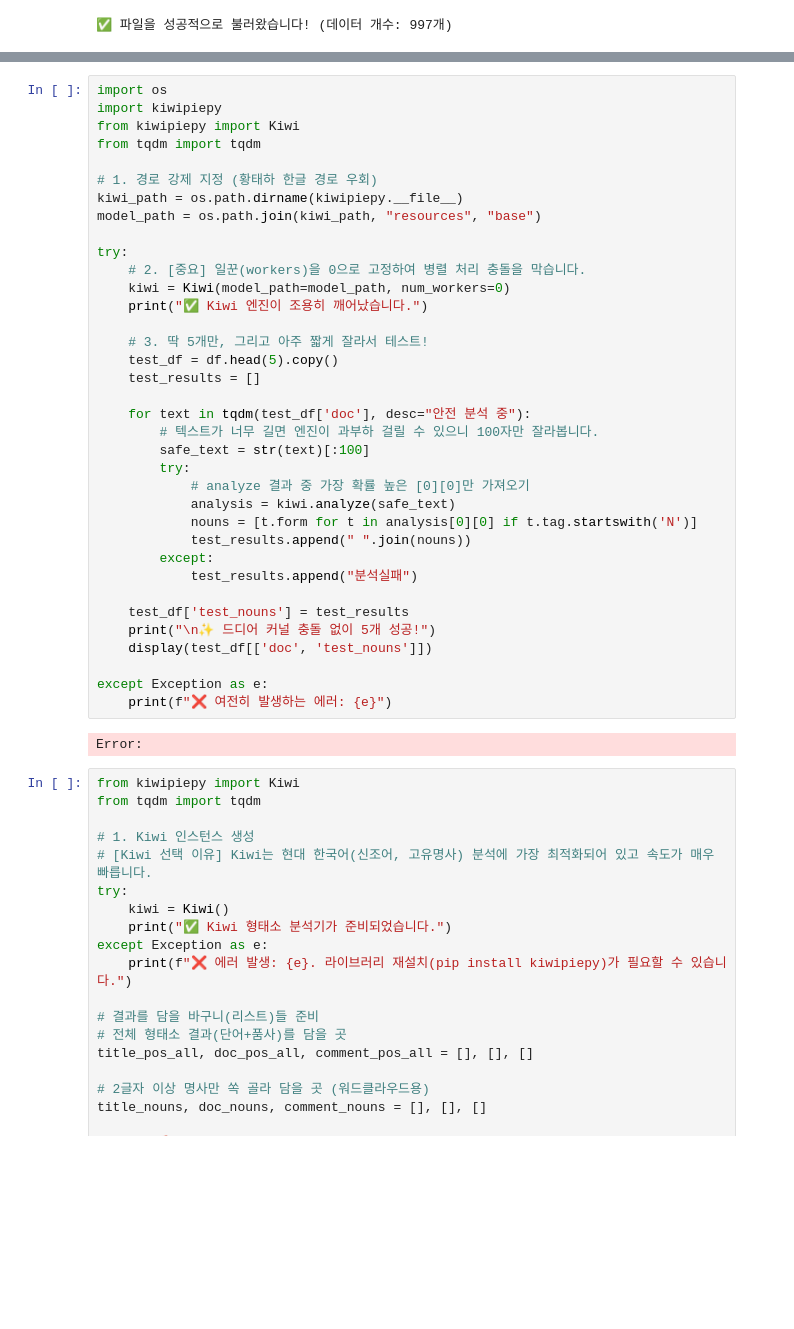
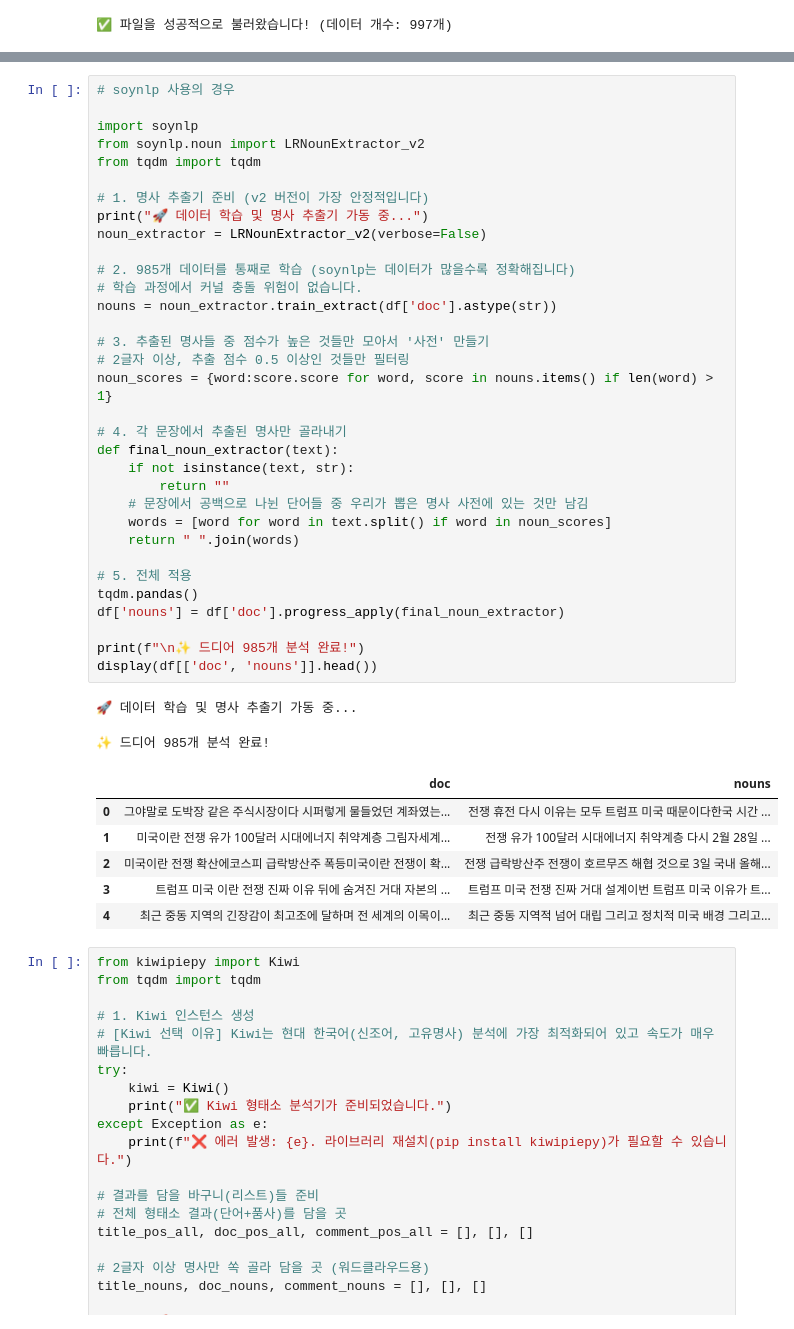
Before and after one commit to taehatae/Crawling_practice, a Jupyter notebook: 4주차과제/4주차_blogcrawlingcode_황태하.ipynb, the cells around one changed output, grey strips where cells are left out. Cells and saved outputs as stored; diff of their text form; blank space fills up the shorter version.

Commit message:
soynlp로 형태소 분석하는 코드 add

```diff
--- a/4주차과제/4주차_blogcrawlingcode_황태하.ipynb
+++ b/4주차과제/4주차_blogcrawlingcode_황태하.ipynb
@@ -793,44 +793,48 @@ display(df.head())
 | 2 | 미국이란 전쟁 확산에 코스피 급락방산주 폭등 | https://blog.naver.com/newsystock... | 미국이란 전쟁 확산에코스피 급락방산주 폭등미국이란 전쟁이 확... | 13 | 3 | 요즘 세상은 진짜 언제 어떻게 될지 모르겠어요 ㅠㅠ 방산주가... | 1 | 0 | naver | blog |
 | 3 | 트럼프 미국 이란 전쟁 진짜 이유 뒤에 숨겨진 거대 자본의 ... | https://blog.naver.com/abcde10/22... | 트럼프 미국 이란 전쟁 진짜 이유 뒤에 숨겨진 거대 자본의 ... | 28 | 4 | 요즘 이슈를 날카롭게 짚어주셨네요안녕하세요에어컨청소 전문기업... | 8 | 0 | naver | blog |
 | 4 | 미국 이란 전쟁 이유 우리나라 경제 주가에 미치는 영향은 | https://blog.naver.com/kimgr1010/... | 최근 중동 지역의 긴장감이 최고조에 달하며 전 세계의 이목이... | 43 | 4 | 중동 긴장감이 심상치 않아 걱정이었는데 우리 경제에 미칠 영... | 6 | 0 | naver | blog |
-# %%
-import os
-import kiwipiepy
-from kiwipiepy import Kiwi
-from tqdm import tqdm
-
-# 1. 경로 강제 지정 (황태하 한글 경로 우회)
-kiwi_path = os.path.dirname(kiwipiepy.__file__)
-model_path = os.path.join(kiwi_path, "resources", "base")
-
-try:
-    # 2. [중요] 일꾼(workers)을 0으로 고정하여 병렬 처리 충돌을 막습니다.
-    kiwi = Kiwi(model_path=model_path, num_workers=0)
-    print("✅ Kiwi 엔진이 조용히 깨어났습니다.")
-
-    # 3. 딱 5개만, 그리고 아주 짧게 잘라서 테스트!
-    test_df = df.head(5).copy()
-    test_results = []
-
-    for text in tqdm(test_df['doc'], desc="안전 분석 중"):
-        # 텍스트가 너무 길면 엔진이 과부하 걸릴 수 있으니 100자만 잘라봅니다.
-        safe_text = str(text)[:100]
-        try:
-            # analyze 결과 중 가장 확률 높은 [0][0]만 가져오기
-            analysis = kiwi.analyze(safe_text)
-            nouns = [t.form for t in analysis[0][0] if t.tag.startswith('N')]
-            test_results.append(" ".join(nouns))
-        except:
-            test_results.append("분석실패")
-
-    test_df['test_nouns'] = test_results
-    print("\n✨ 드디어 커널 충돌 없이 5개 성공!")
-    display(test_df[['doc', 'test_nouns']])
-
-except Exception as e:
-    print(f"❌ 여전히 발생하는 에러: {e}")
-# %% [output]
-Error:
+# %%
+# soynlp 사용의 경우
+
+import soynlp
+from soynlp.noun import LRNounExtractor_v2
+from tqdm import tqdm
+
+# 1. 명사 추출기 준비 (v2 버전이 가장 안정적입니다)
+print("🚀 데이터 학습 및 명사 추출기 가동 중...")
+noun_extractor = LRNounExtractor_v2(verbose=False)
+
+# 2. 985개 데이터를 통째로 학습 (soynlp는 데이터가 많을수록 정확해집니다)
+# 학습 과정에서 커널 충돌 위험이 없습니다.
+nouns = noun_extractor.train_extract(df['doc'].astype(str))
+
+# 3. 추출된 명사들 중 점수가 높은 것들만 모아서 '사전' 만들기
+# 2글자 이상, 추출 점수 0.5 이상인 것들만 필터링
+noun_scores = {word:score.score for word, score in nouns.items() if len(word) > 1}
+
+# 4. 각 문장에서 추출된 명사만 골라내기
+def final_noun_extractor(text):
+    if not isinstance(text, str):
+        return ""
+    # 문장에서 공백으로 나뉜 단어들 중 우리가 뽑은 명사 사전에 있는 것만 남김
+    words = [word for word in text.split() if word in noun_scores]
+    return " ".join(words)
+
+# 5. 전체 적용
+tqdm.pandas()
+df['nouns'] = df['doc'].progress_apply(final_noun_extractor)
+
+print(f"\n✨ 드디어 985개 분석 완료!")
+display(df[['doc', 'nouns']].head())
+# %% [output]
+🚀 데이터 학습 및 명사 추출기 가동 중...
+✨ 드디어 985개 분석 완료!
+|  | doc | nouns |
+| 0 | 그야말로 도박장 같은 주식시장이다 시퍼렇게 물들었던 계좌였는... | 전쟁 휴전 다시 이유는 모두 트럼프 미국 때문이다한국 시간 ... |
+| 1 | 미국이란 전쟁 유가 100달러 시대에너지 취약계층 그림자세계... | 전쟁 유가 100달러 시대에너지 취약계층 다시 2월 28일 ... |
+| 2 | 미국이란 전쟁 확산에코스피 급락방산주 폭등미국이란 전쟁이 확... | 전쟁 급락방산주 전쟁이 호르무즈 해협 것으로 3일 국내 올해... |
+| 3 | 트럼프 미국 이란 전쟁 진짜 이유 뒤에 숨겨진 거대 자본의 ... | 트럼프 미국 전쟁 진짜 거대 설계이번 트럼프 미국 이유가 트... |
+| 4 | 최근 중동 지역의 긴장감이 최고조에 달하며 전 세계의 이목이... | 최근 중동 지역적 넘어 대립 그리고 정치적 미국 배경 그리고... |
 # %%
 from kiwipiepy import Kiwi
 from tqdm import tqdm
```
